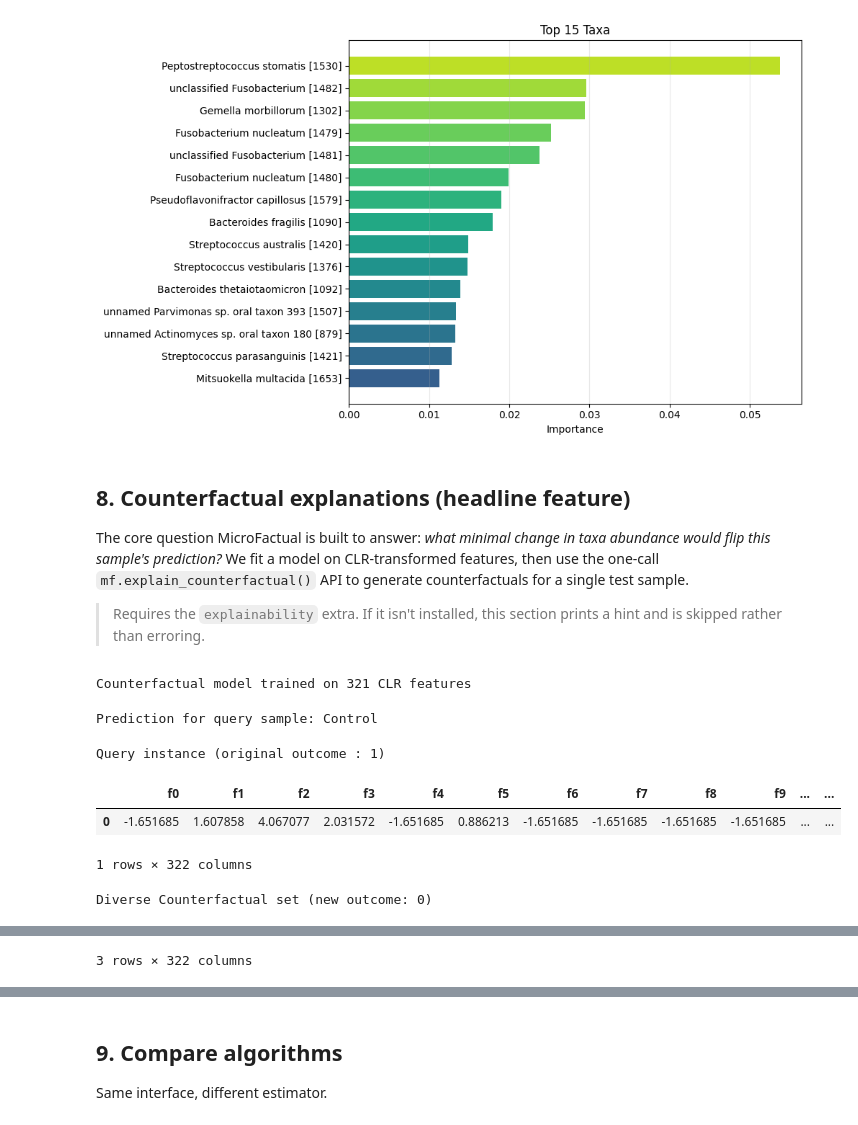
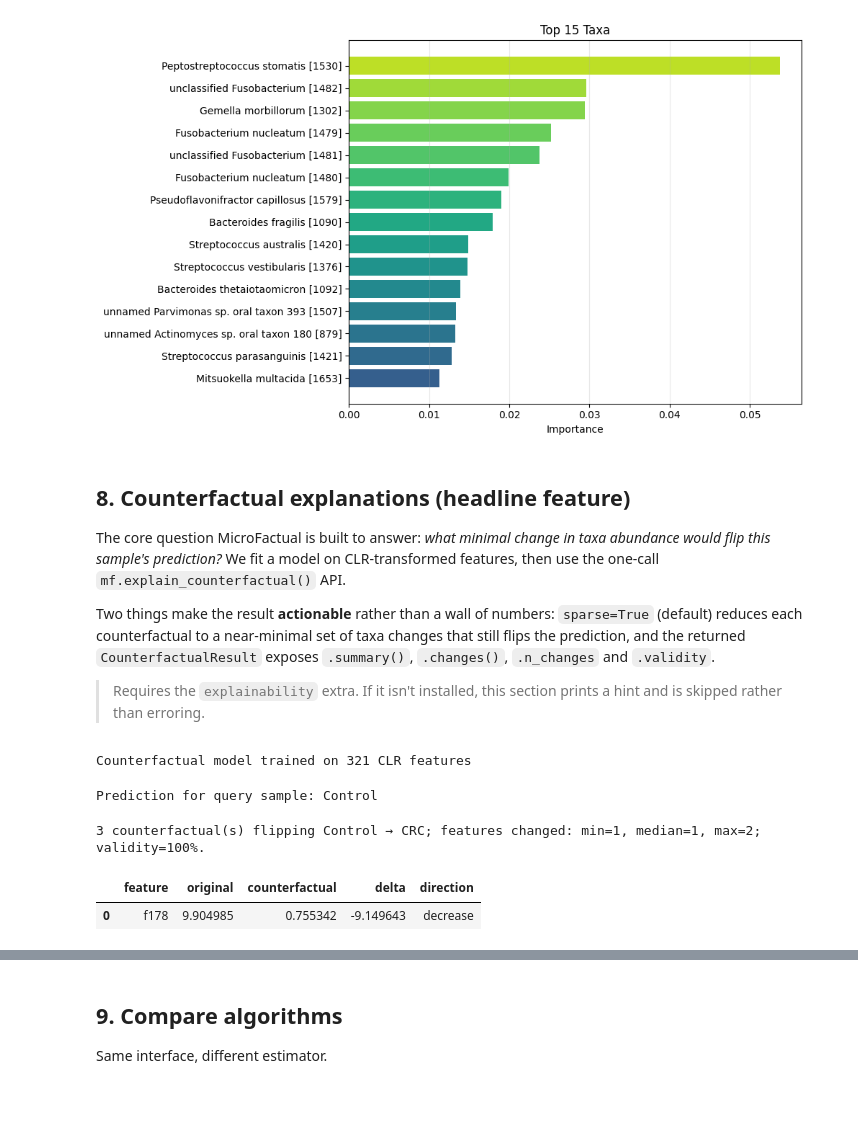
Before and after one commit to simeonhebrew/MicroFactual, a Jupyter notebook: notebooks/00_End_to_End_Feature_Tour.ipynb, the cells around one changed output, grey strips where cells are left out. Drawn from its saved outputs; the diff is of its cells as text; code cells hidden in the pictures; blank space fills up the shorter version.

```diff
--- a/notebooks/00_End_to_End_Feature_Tour.ipynb
+++ b/notebooks/00_End_to_End_Feature_Tour.ipynb
@@ -261,8 +262,12 @@ plt.show()
 
 The core question MicroFactual is built to answer: *what minimal change in taxa
 abundance would flip this sample's prediction?* We fit a model on CLR-transformed
-features, then use the one-call `mf.explain_counterfactual()` API to generate
-counterfactuals for a single test sample.
+features, then use the one-call `mf.explain_counterfactual()` API.
+
+Two things make the result **actionable** rather than a wall of numbers:
+`sparse=True` (default) reduces each counterfactual to a near-minimal set of taxa
+changes that still flips the prediction, and the returned `CounterfactualResult`
+exposes `.summary()`, `.changes()`, `.n_changes` and `.validity`.
 
 > Requires the `explainability` extra. If it isn't installed, this section prints a
 > hint and is skipped rather than erroring.
@@ -290,25 +295,25 @@ Counterfactual model trained on 321 CLR features
 # %%
 query = Xc_test.iloc[[0]]
 
 try:
     print("Prediction for query sample:",
           dataset.target_names[int(cf_model.predict(query)[0])])
 
-    # One call: fit an explainer on the training distribution and generate CFs.
+    # One call: sparse, validated counterfactuals as a CounterfactualResult.
     cf = mf.explain_counterfactual(
         cf_model,
         query=query,
         background_data=Xc_train,
         y=yc_train,
         total_CFs=3,
+        class_names=list(dataset.target_names),
     )
-    cf.visualize_as_dataframe(show_only_changes=True)
+    print(cf.summary())
+    display(cf.changes(0).head(10))   # taxa that must change, with direction
 except ImportError as e:
     print("Counterfactual section skipped —", e)
 # %% [output]
 Prediction for query sample: Control
-Query instance (original outcome : 1)
+3 counterfactual(s) flipping Control → CRC; features changed: min=1, median=1, max=2; validity=100%.
-|  | f0 | f1 | f2 | f3 | f4 | f5 | f6 | f7 | f8 | f9 | ... | ... |
-| 0 | -1.651685 | 1.607858 | 4.067077 | 2.031572 | -1.651685 | 0.886213 | -1.651685 | -1.651685 | -1.651685 | -1.651685 | ... | ... |
+|  | feature | original | counterfactual | delta | direction |
+| 0 | f178 | 9.904985 | 0.755342 | -9.149643 | decrease |
-1 rows × 322 columns
-Diverse Counterfactual set (new outcome: 0)
@@ -319 +319,0 @@ Diverse Counterfactual set (new outcome: 0)
-3 rows × 322 columns
```
Also changed, not shown: parts of 6 cells of this notebook.
